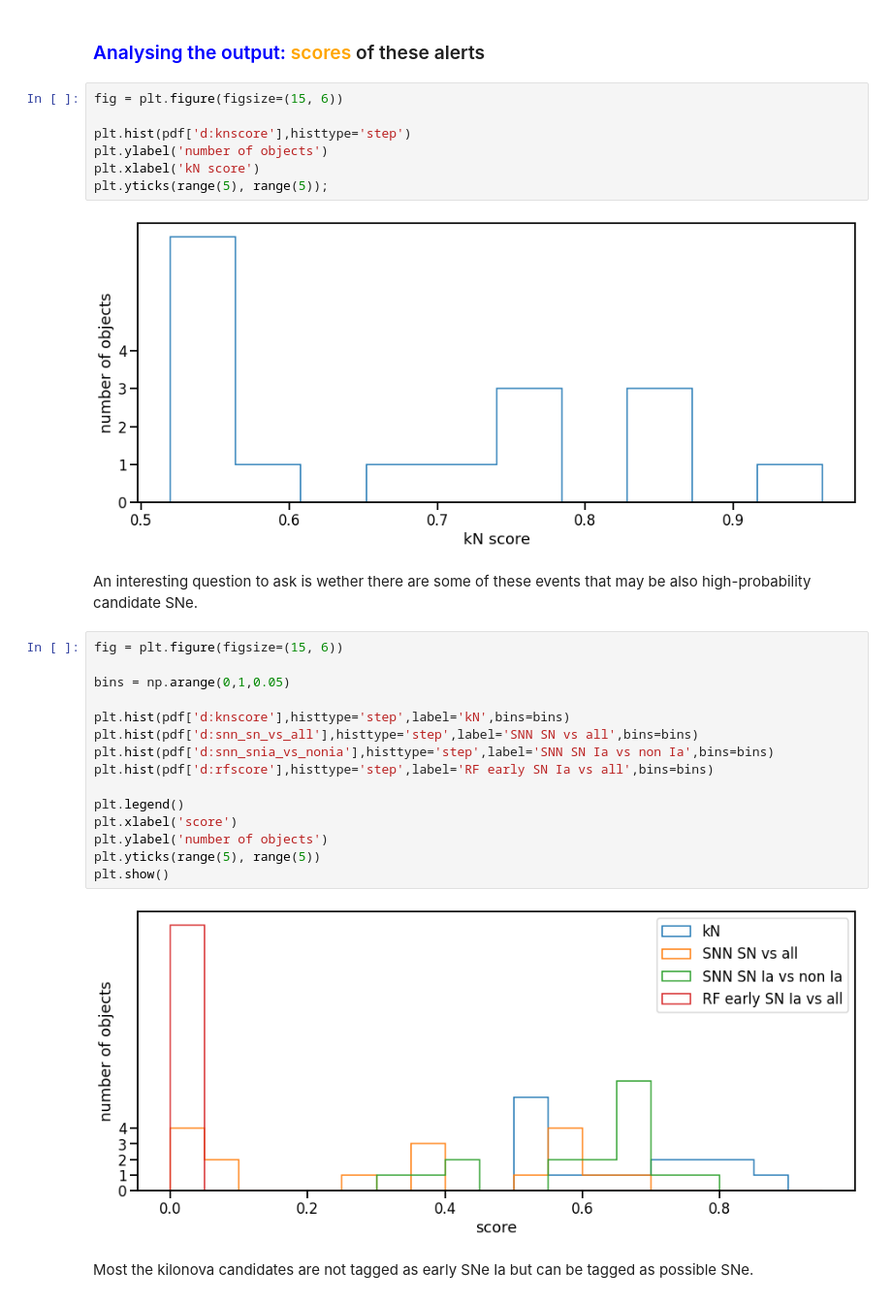
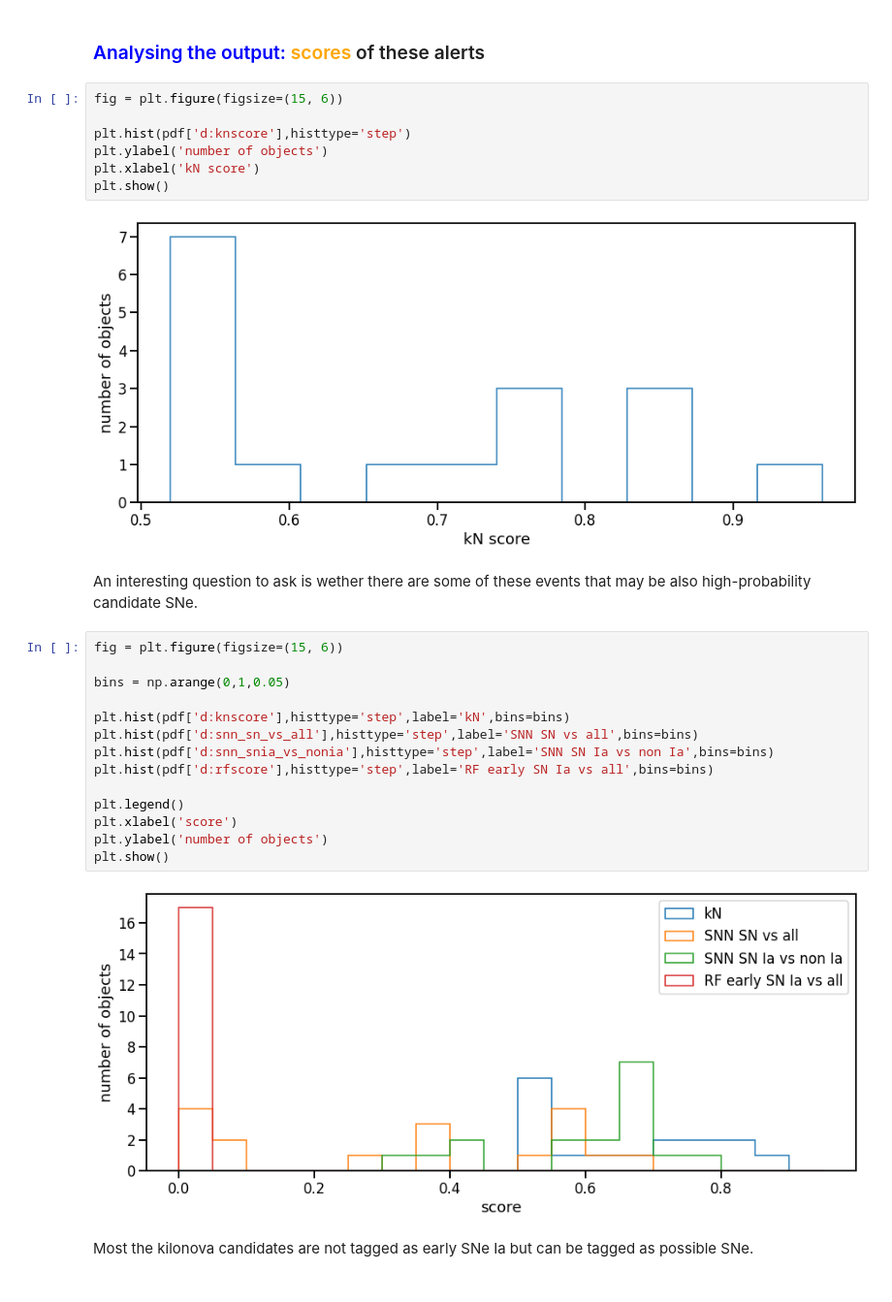
Before and after one commit to broker-workshop/tutorials, a Jupyter notebook: fink/MMA/MMA.ipynb, the cells around one changed output. Shown at 97% size. Drawn from its saved outputs; the diff is of its cells as text.

Commit message:
fix y-axis ticks on histograms

```diff
--- a/fink/MMA/MMA.ipynb
+++ b/fink/MMA/MMA.ipynb
@@ -87,28 +87,27 @@ fig = plt.figure(figsize=(15, 6))
 plt.hist(pdf['d:knscore'],histtype='step')
 plt.ylabel('number of objects')
 plt.xlabel('kN score')
-plt.yticks(range(5), range(5));
+plt.show()
 # %% [output]
-[figure, old version]
+[figure, new version]
 # %% [markdown]
 An interesting question to ask is wether there are some of these events that may be also high-probability candidate SNe.
 # %%
 fig = plt.figure(figsize=(15, 6))
 
 bins = np.arange(0,1,0.05)
 
 plt.hist(pdf['d:knscore'],histtype='step',label='kN',bins=bins)
 plt.hist(pdf['d:snn_sn_vs_all'],histtype='step',label='SNN SN vs all',bins=bins)
 plt.hist(pdf['d:snn_snia_vs_nonia'],histtype='step',label='SNN SN Ia vs non Ia',bins=bins)
 plt.hist(pdf['d:rfscore'],histtype='step',label='RF early SN Ia vs all',bins=bins)
 
 plt.legend()
 plt.xlabel('score')
 plt.ylabel('number of objects')
-plt.yticks(range(5), range(5))
 plt.show()
 # %% [output]
-[figure, old version]
+[figure, new version]
 # %% [markdown]
 Most the kilonova candidates are not tagged as early SNe Ia but can be tagged as possible SNe.
 # %% [markdown]
```
Also changed, not shown: parts of 1 cell of this notebook.
